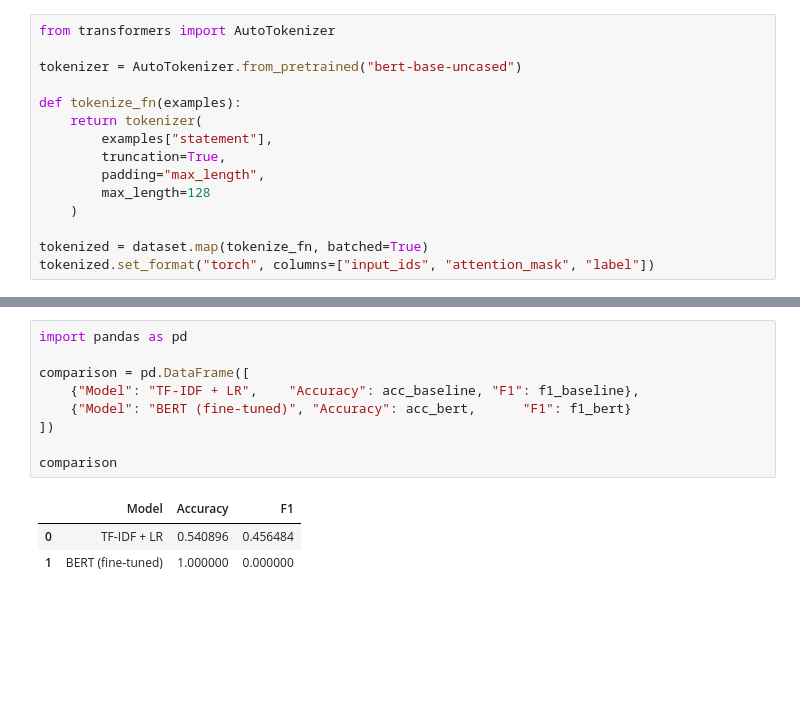
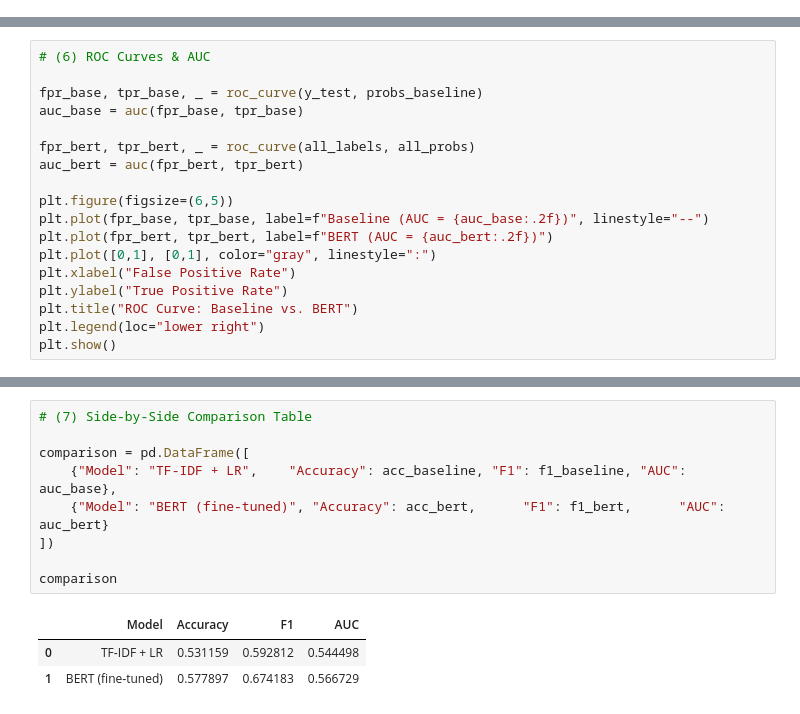
Before and after one commit to ragkasi/FakeNewsDetector, a Jupyter notebook: notebooks/FakeNewsClassifier_HuggingFace.ipynb, the cells around one changed output, grey strips where cells are left out. Saved outputs shown, nothing was run; the diff lists cells and outputs as text; blank space fills up the shorter version.

```diff
--- a/notebooks/FakeNewsClassifier_HuggingFace.ipynb
+++ b/notebooks/FakeNewsClassifier_HuggingFace.ipynb
@@ -341,15 +119,0 @@ print(dataset["train"][50])
-# %%
-from transformers import AutoTokenizer
-
-tokenizer = AutoTokenizer.from_pretrained("bert-base-uncased")
-
-def tokenize_fn(examples):
-    return tokenizer(
-        examples["statement"],
-        truncation=True,
-        padding="max_length",
-        max_length=128
-    )
-
-tokenized = dataset.map(tokenize_fn, batched=True)
-tokenized.set_format("torch", columns=["input_ids", "attention_mask", "label"])
@@ -490,0 +207,18 @@ weighted avg       1.00      1.00      1.00      2054
+# %%
+# (6) ROC Curves & AUC
+
+fpr_base, tpr_base, _ = roc_curve(y_test, probs_baseline)
+auc_base = auc(fpr_base, tpr_base)
+
+fpr_bert, tpr_bert, _ = roc_curve(all_labels, all_probs)
+auc_bert = auc(fpr_bert, tpr_bert)
+
+plt.figure(figsize=(6,5))
+plt.plot(fpr_base, tpr_base, label=f"Baseline (AUC = {auc_base:.2f})", linestyle="--")
+plt.plot(fpr_bert, tpr_bert, label=f"BERT (AUC = {auc_bert:.2f})")
+plt.plot([0,1], [0,1], color="gray", linestyle=":")
+plt.xlabel("False Positive Rate")
+plt.ylabel("True Positive Rate")
+plt.title("ROC Curve: Baseline vs. BERT")
+plt.legend(loc="lower right")
+plt.show()
@@ -491,13 +227,13 @@ weighted avg       1.00      1.00      1.00      2054
 # %%
-import pandas as pd
+# (7) Side‑by‑Side Comparison Table
 
 comparison = pd.DataFrame([
-    {"Model": "TF‑IDF + LR",    "Accuracy": acc_baseline, "F1": f1_baseline},
-    {"Model": "BERT (fine‑tuned)", "Accuracy": acc_bert,      "F1": f1_bert}
+    {"Model": "TF‑IDF + LR",    "Accuracy": acc_baseline, "F1": f1_baseline, "AUC": auc_base},
+    {"Model": "BERT (fine‑tuned)", "Accuracy": acc_bert,      "F1": f1_bert,      "AUC": auc_bert}
 ])
 
 comparison
 # %% [output]
-|  | Model | Accuracy | F1 |
-| 0 | TF‑IDF + LR | 0.540896 | 0.456484 |
-| 1 | BERT (fine‑tuned) | 1.000000 | 0.000000 |
+|  | Model | Accuracy | F1 | AUC |
+| 0 | TF‑IDF + LR | 0.531159 | 0.592812 | 0.544498 |
+| 1 | BERT (fine‑tuned) | 0.577897 | 0.674183 | 0.566729 |
```
Also changed, not shown: parts of 30 cells of this notebook, 9 other files.
